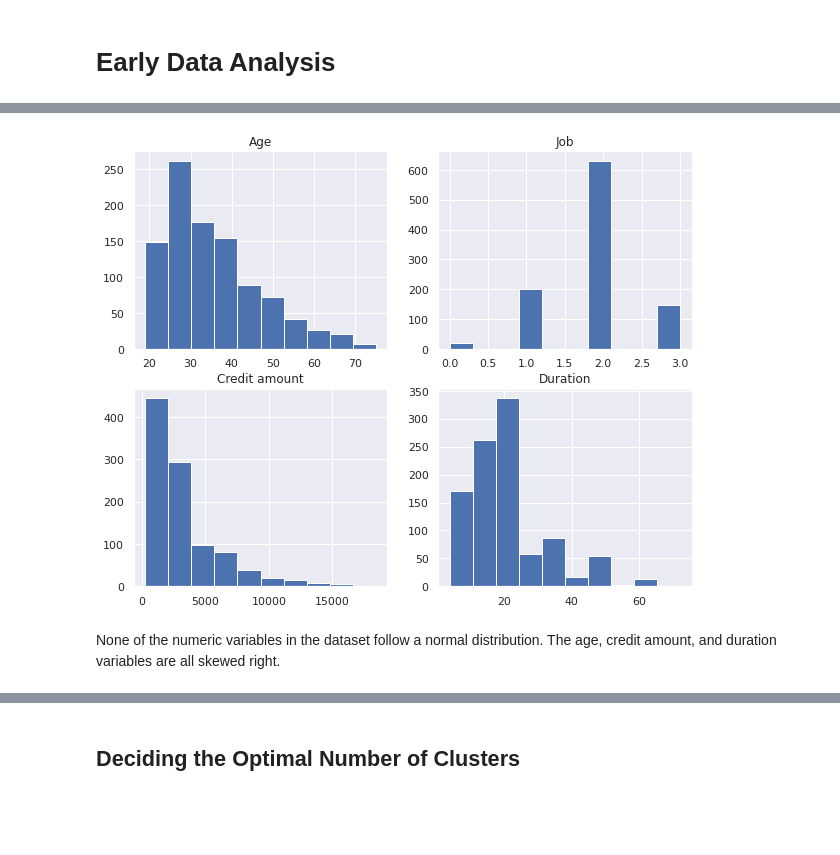
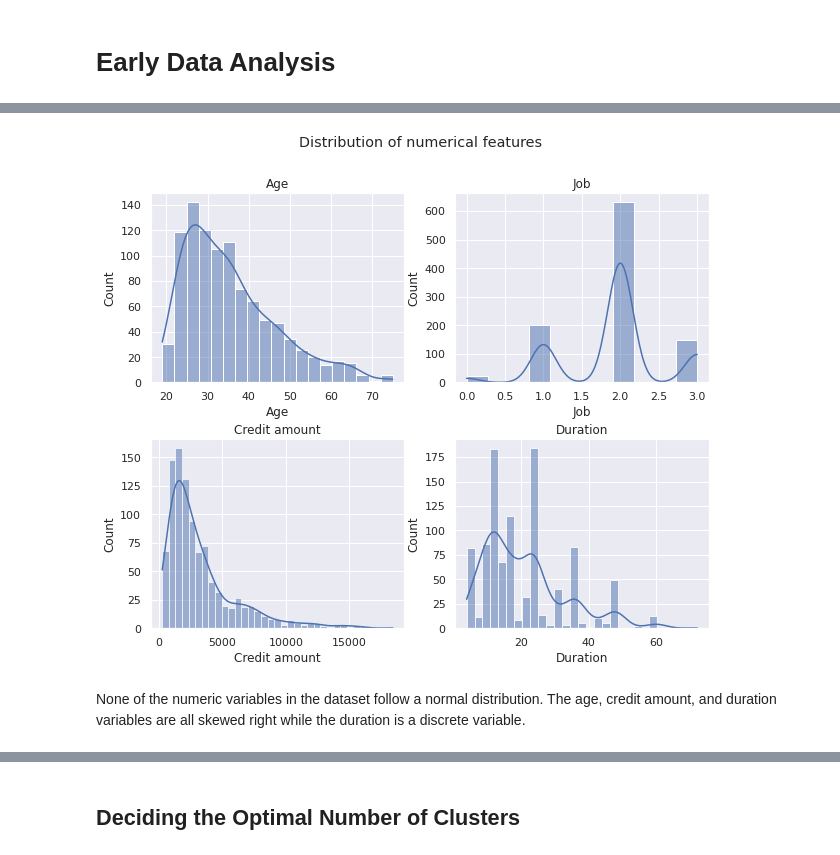
Before and after one commit to DM-ILLER/German-Credit-Risk, a Jupyter notebook: credit_risk_estimation_oreilly.ipynb, the cells around one changed output, grey strips where cells are left out. Saved outputs shown, nothing was run; the diff lists cells and outputs as text; code cells hidden in the pictures; blank space fills up the shorter version.

```diff
--- a/credit_risk_estimation_oreilly.ipynb
+++ b/credit_risk_estimation_oreilly.ipynb
@@ -19,8 +31,8 @@ Saving german_credit_data.csv to german_credit_data.csv
 # Import the German credit dataset and drop the unecessary column
 import pandas as pd
 
-credit = pd.read_csv("german_credit_data.csv").drop(["Unnamed: 0"], axis=1)
-credit.head()
+df = pd.read_csv("german_credit_data.csv").drop(["Unnamed: 0"], axis=1)
+df.head()
 # %% [output]
 |  | Age | Sex | Job | Housing | Saving accounts | Checking account | Credit amount | Duration | ... |
 | 0 | 67 | male | 2 | own | NaN | little | 1169 | 6 | ... |
@@ -65,0 +75,4 @@ credit.describe()
+# %%
+cat_cols = df.select_dtypes(exclude=['int64']).columns
+cat_cols = cat_cols.drop('Risk')
+cat_cols
@@ -65,0 +81,10 @@ credit.describe()
+# %%
+plt.figure(figsize=(15, 12))
+plt.subplots_adjust(hspace=0.5)
+plt.suptitle('Categorical Variables vs Risk')
+for i, col in enumerate(cat_cols):
+  ax = plt.subplot(3, 2, i+1)
+  pd.crosstab(df[col], df['Risk']).plot(kind='bar', stacked=True, ax=ax)
+  ax.set_title(col)
+  ax.set_xlabel('')
+  plt.xticks(rotation=45)
@@ -66,20 +119,21 @@ credit.describe()
 # %%
-# Distributions of the numerical variables
 import matplotlib.pyplot as plt
 import seaborn as sns; sns.set()
 plt.rcParams["figure.figsize"] = (10,6)
 
-numerical_credit = credit.select_dtypes(exclude='O')
+numerical_credit = df.select_dtypes(exclude='O')
 
 plt.figure(figsize=(10, 8))
 k = 0
 cols = numerical_credit.columns
 for i, j in enumerate(cols):
   k += 1
   plt.subplot(2, 2, k)
-  plt.hist(numerical_credit.iloc[:, i])
+  sns.histplot(numerical_credit.iloc[:, i], kde=True)
   plt.title(j)
+plt.suptitle("Distribution of numerical features")
+plt.subplots_adjust(hspace=0.3);
 # %% [output]
-[figure, old version]
+[figure, new version]
 # %% [markdown]
-None of the numeric variables in the dataset follow a normal distribution. The age, credit amount, and duration variables are all skewed right.
+None of the numeric variables in the dataset follow a normal distribution. The age, credit amount, and duration variables are all skewed right while the duration is a discrete variable.
```
Also changed, not shown: parts of 70 cells of this notebook.
